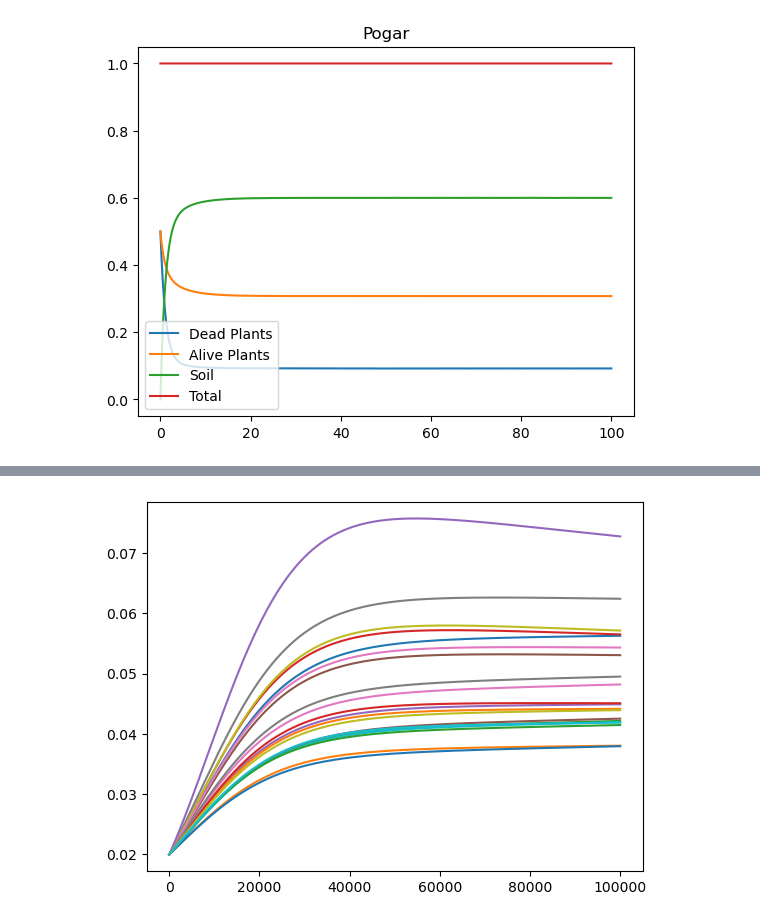
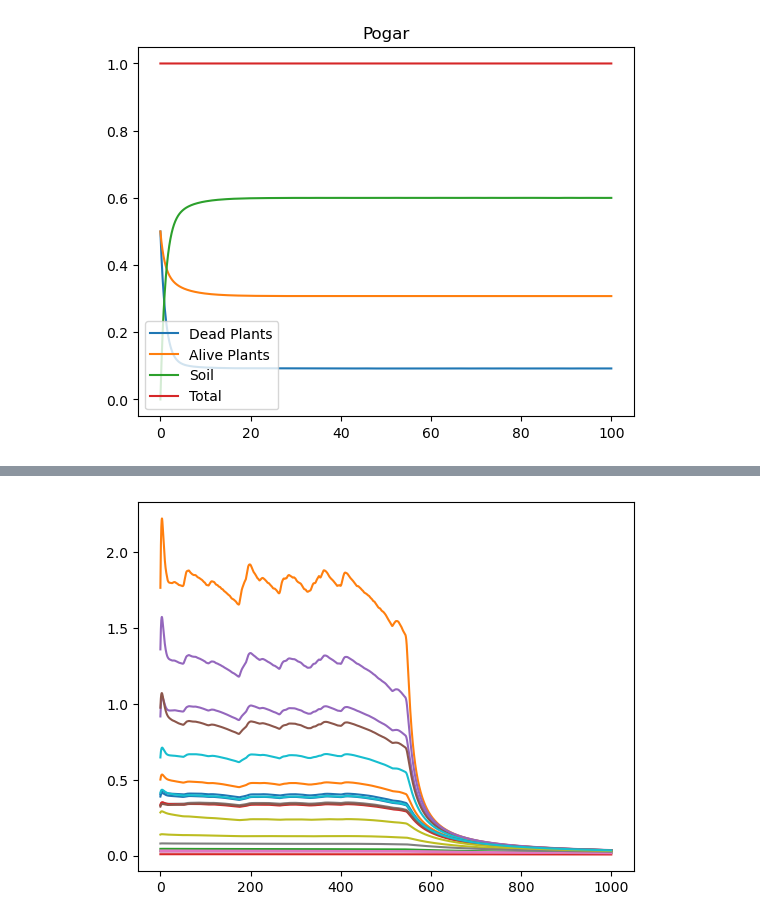
Before and after one commit to arjoooooon/MCM-2023, a Jupyter notebook: ModelSimulation.ipynb, the cells around one changed output, grey strips where cells are left out. Drawn from its saved outputs; the diff is of its cells as text; code cells hidden in the pictures.

```diff
--- a/ModelSimulation.ipynb
+++ b/ModelSimulation.ipynb
@@ -51,16 +51,16 @@ W = lambda t: WFPS*np.sin(t/100) + WFPS
 # %%
 from copy import copy, deepcopy
 
-TIME_PERIOD = 100000
+TIME_PERIOD = 1000
 SPECIES_COUNT = 20
-NUTRIENT_COUNT = 4
+NUTRIENT_COUNT = 10
 
 input_state = np.empty((NUTRIENT_COUNT, SPECIES_COUNT + 2))
 
 # We now populate our input state
 for nutrient in range(NUTRIENT_COUNT):
     for species in range(SPECIES_COUNT):
-        input_state[nutrient][species] = 0.02
+        input_state[nutrient][species] = 0.04
 
 soil_uptake_params = np.empty((NUTRIENT_COUNT, SPECIES_COUNT))
 littering_params = np.empty((NUTRIENT_COUNT, SPECIES_COUNT))
@@ -72,14 +72,14 @@ AVG_UPTAKE_RATE = 0.14/(365*3)
 # Populate uptake and littering params
 for nutrient in range(NUTRIENT_COUNT):
     for species in range(SPECIES_COUNT):
-        soil_uptake_params[nutrient][species] = np.random.uniform(0.9*AVG_UPTAKE_RATE, 1.1*AVG_UPTAKE_RATE)
-        littering_params[nutrient][species] = np.random.uniform(0.9*AVG_LITTER_RATE, 1.1*AVG_LITTER_RATE)
-        preference_params[nutrient][species] = np.random.uniform(0.5, 1.5)
+        soil_uptake_params[nutrient][species] = np.random.uniform(0.027, 0.033)
+        littering_params[nutrient][species] = np.random.uniform(0.057, 0.063)
+        preference_params[nutrient][species] = np.random.uniform(0.0, 100.0)
 
 
 for nutrient in range(NUTRIENT_COUNT):
     input_state[nutrient][-1] = 0.0 # Start off with zero dead plants
-    input_state[nutrient][-2] = 0.6 # Start off with 1-P nutrients in the soil
+    input_state[nutrient][-2] = 0.2 # Start off with 1-P nutrients in the soil
 # %%
   def F(t, state_space):
     # print(t)
@@ -114,14 +114,18 @@ for nutrient in range(NUTRIENT_COUNT):
 
     return return_state.flatten()
 
-t_eval = np.arange(0, TIME_PERIOD, 0.1)
+t_eval = np.arange(0, TIME_PERIOD, 0.01)
 sol = solve_ivp(F, [0, TIME_PERIOD], input_state.flatten(), t_eval=t_eval)
-# %%
-rolled_sol = np.reshape(sol.y, (NUTRIENT_COUNT, SPECIES_COUNT+2, TIME_PERIOD*100))
-
-for species in range(SPECIES_COUNT):
-    plt.plot(t_eval, rolled_sol[0, species, :])
-
-#plt.show()
-# %% [output]
-[figure, removed]
+# %%
+solution = np.reshape(sol.y, (NUTRIENT_COUNT, SPECIES_COUNT+2, TIME_PERIOD*100))
+biomass_proxy = np.empty((SPECIES_COUNT, len(t_eval)))
+
+for species in range(SPECIES_COUNT):
+    for time in range(len(t_eval)):
+        biomass_proxy[species][time] = min([preference_params[nutrient][species]*solution[nutrient, species, time] \
+                                           for nutrient in range(NUTRIENT_COUNT)])
+
+for species in range(SPECIES_COUNT):
+    plt.plot(t_eval, biomass_proxy[species])
+# %% [output]
+[figure, added]
```
Also changed, not shown: parts of 3 cells of this notebook.
